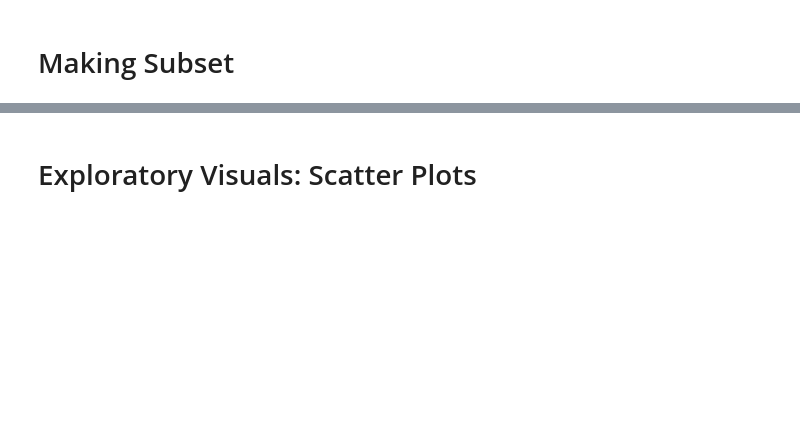
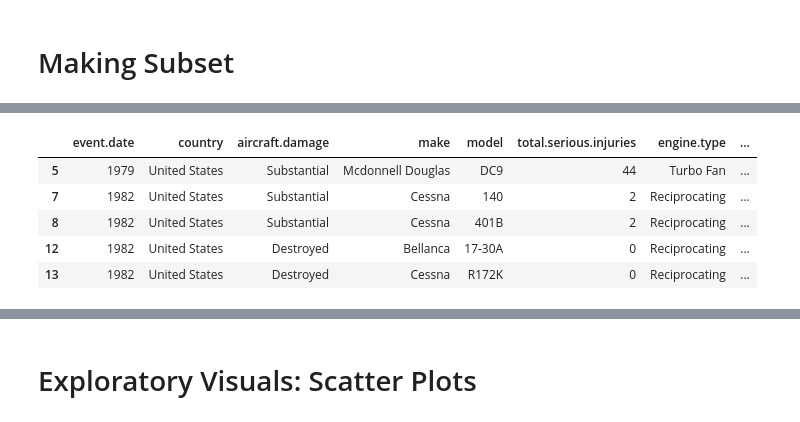
Before and after one commit to pyamin1878/Airline_DS_Project, a Jupyter notebook: Notebooks/shelley_working_notebook.ipynb, the cells around one changed output, grey strips where cells are left out. Saved outputs shown, nothing was run; the diff lists cells and outputs as text; code cells hidden in the pictures; blank space fills up the shorter version.

```diff
--- a/Notebooks/shelley_working_notebook.ipynb
+++ b/Notebooks/shelley_working_notebook.ipynb
@@ -227,0 +489,9 @@ dtype: int64
+# %%
+df_subset2.head()
+# %% [output]
+|  | event.date | country | aircraft.damage | make | model | total.serious.injuries | engine.type | ... |
+| 5 | 1979 | United States | Substantial | Mcdonnell Douglas | DC9 | 44 | Turbo Fan | ... |
+| 7 | 1982 | United States | Substantial | Cessna | 140 | 2 | Reciprocating | ... |
+| 8 | 1982 | United States | Substantial | Cessna | 401B | 2 | Reciprocating | ... |
+| 12 | 1982 | United States | Destroyed | Bellanca | 17-30A | 0 | Reciprocating | ... |
+| 13 | 1982 | United States | Destroyed | Cessna | R172K | 0 | Reciprocating | ... |
```
Also changed, not shown: parts of 46 cells of this notebook, 2 other files.
